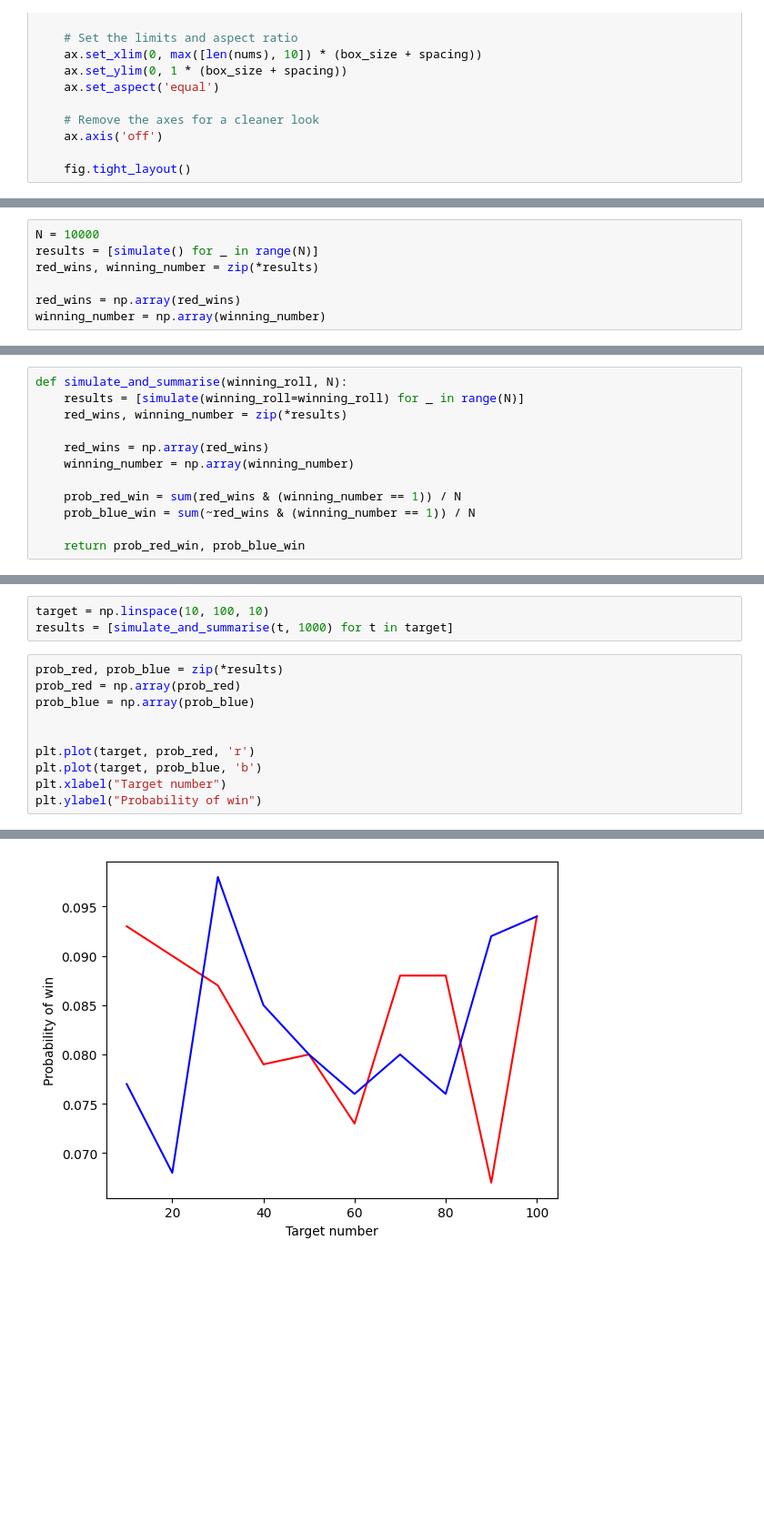
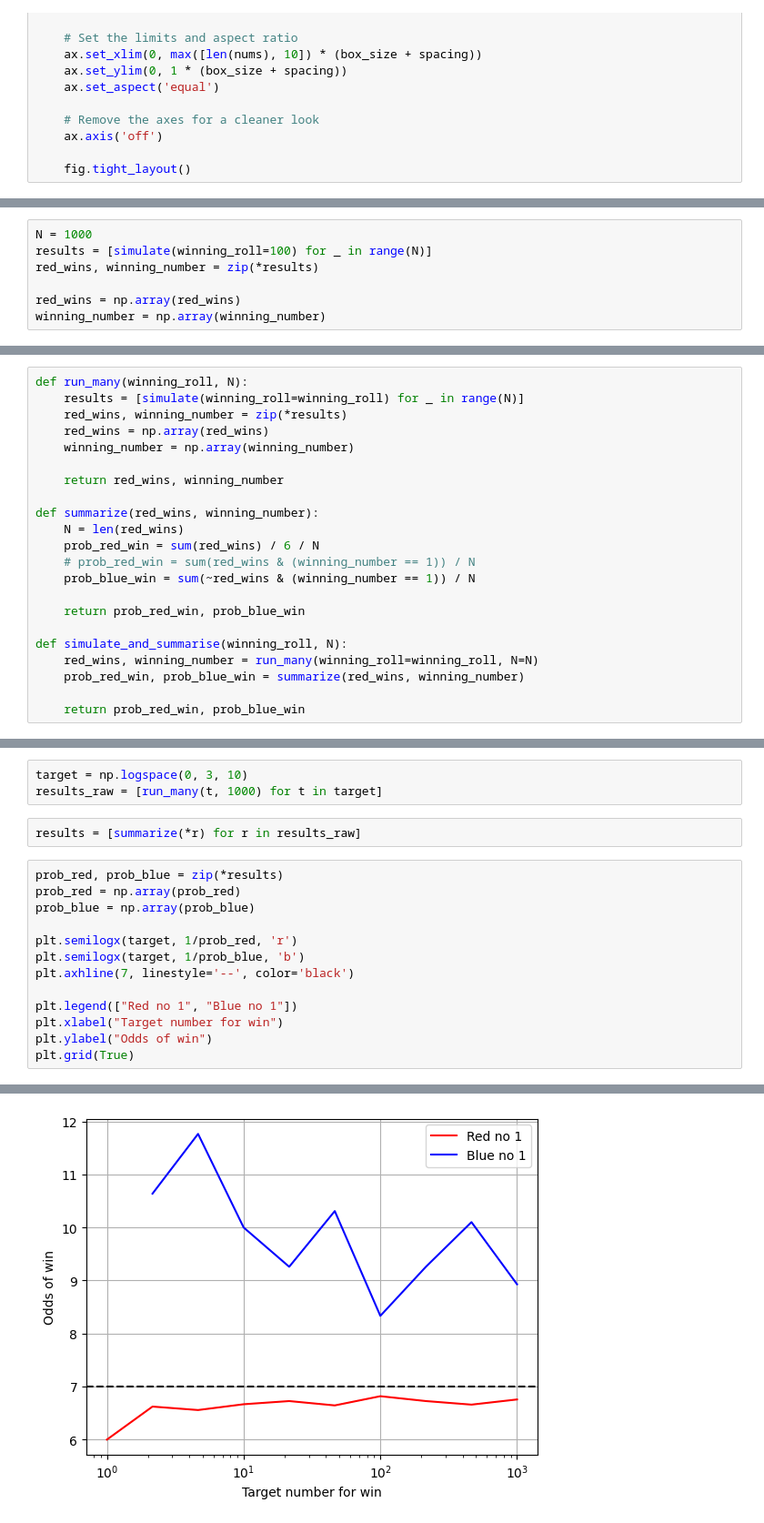
Before and after one commit to charlesbaynham/notebooks, a Jupyter notebook: 20240609 The dice game.ipynb, the cells around one changed output, grey strips where cells are left out. Shown at 91% size. Cells and saved outputs as stored; diff of their text form; blank space fills up the shorter version.

Commit message:
Plot

```diff
--- a/20240609 The dice game.ipynb
+++ b/20240609 The dice game.ipynb
@@ -108,6 +108,6 @@ simulate()
 # %%
-N = 10000
-results = [simulate() for _ in range(N)]
+N = 1000
+results = [simulate(winning_roll=100) for _ in range(N)]
 red_wins, winning_number = zip(*results)
 
 red_wins = np.array(red_wins)
@@ -123,15 +135,25 @@ N / sum(red_wins & (winning_number == 1))
 # %%
-def simulate_and_summarise(winning_roll, N):
+def run_many(winning_roll, N):
     results = [simulate(winning_roll=winning_roll) for _ in range(N)]
     red_wins, winning_number = zip(*results)
-
     red_wins = np.array(red_wins)
     winning_number = np.array(winning_number)
 
-    prob_red_win = sum(red_wins & (winning_number == 1)) / N
+    return red_wins, winning_number
+
+def summarize(red_wins, winning_number):
+    N = len(red_wins)
+    prob_red_win = sum(red_wins) / 6 / N
+    # prob_red_win = sum(red_wins & (winning_number == 1)) / N
     prob_blue_win = sum(~red_wins & (winning_number == 1)) / N
 
     return prob_red_win, prob_blue_win
+
+def simulate_and_summarise(winning_roll, N):
+    red_wins, winning_number = run_many(winning_roll=winning_roll, N=N)
+    prob_red_win, prob_blue_win = summarize(red_wins, winning_number)
+
+    return prob_red_win, prob_blue_win
 # %%
 simulate_and_summarise(10, 1000)
 # %% [output]
@@ -139,14 +161,19 @@ simulate_and_summarise(10, 1000)
 # %%
-target = np.linspace(10, 100, 10)
-results = [simulate_and_summarise(t, 1000) for t in target]
+target = np.logspace(0, 3, 10)
+results_raw = [run_many(t, 1000) for t in target]
+# %%
+results = [summarize(*r) for r in results_raw]
 # %%
 prob_red, prob_blue = zip(*results)
 prob_red = np.array(prob_red)
 prob_blue = np.array(prob_blue)
 
+plt.semilogx(target, 1/prob_red, 'r')
+plt.semilogx(target, 1/prob_blue, 'b')
+plt.axhline(7, linestyle='--', color='black')
 
-plt.plot(target, prob_red, 'r')
-plt.plot(target, prob_blue, 'b')
-plt.xlabel("Target number")
-plt.ylabel("Probability of win")
+plt.legend(["Red no 1", "Blue no 1"])
+plt.xlabel("Target number for win")
+plt.ylabel("Odds of win")
+plt.grid(True)
 # %% [output]
@@ -154 +180 @@ Text(0, 0.5, 'Probability of win')
-[figure, old version]
+[figure, new version]
```
Also changed, not shown: parts of 8 cells of this notebook.
